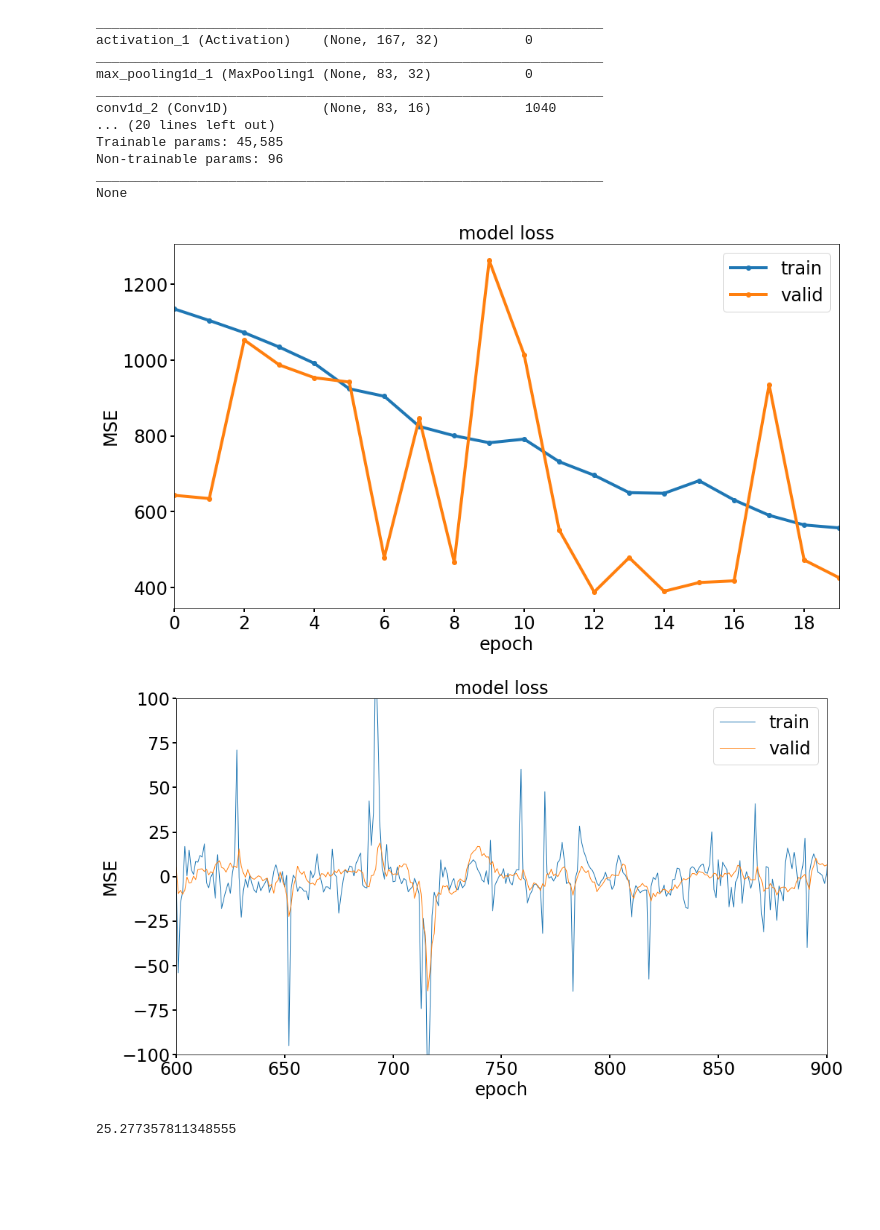
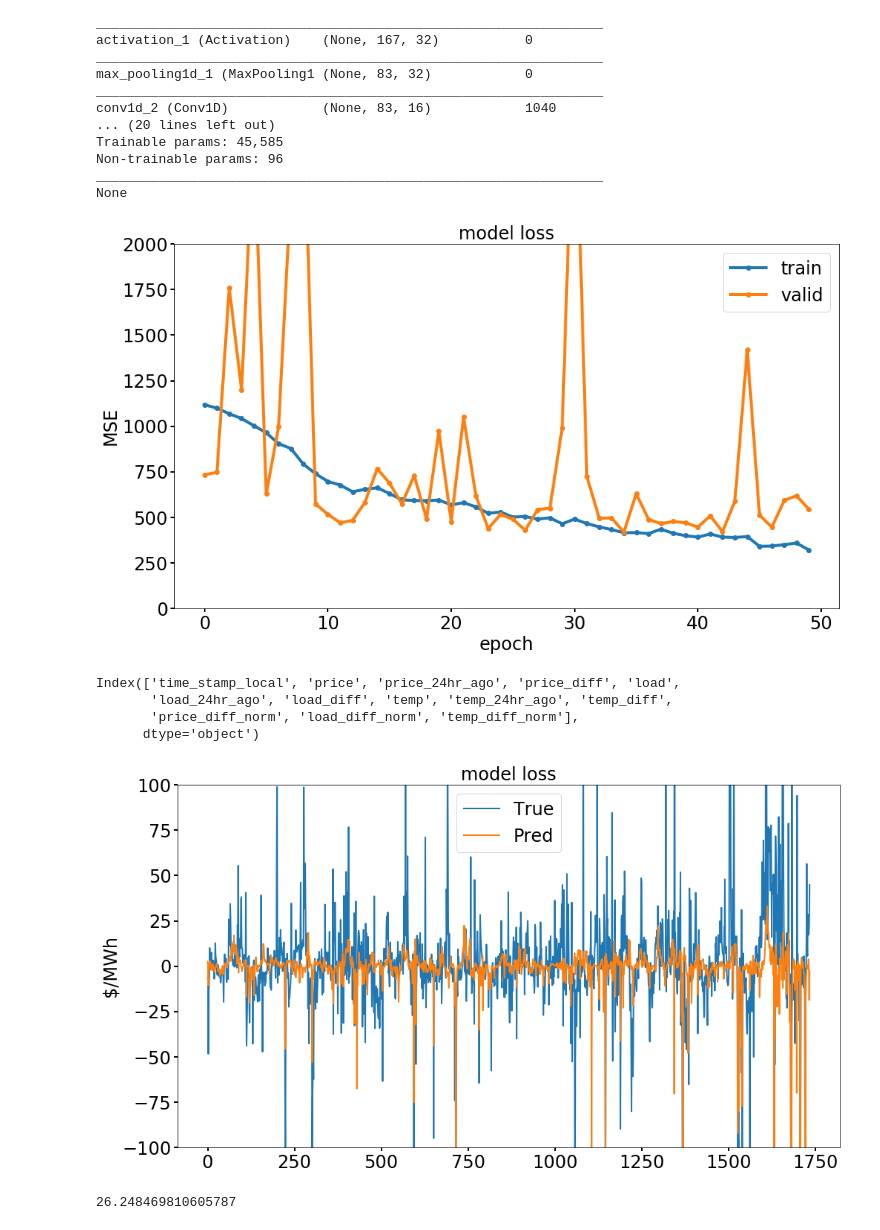
Before and after one commit to xingliuUT/battery_planner, a Jupyter notebook: cnn_2.ipynb, the cells around one changed output. Saved outputs shown, nothing was run; the diff lists cells and outputs as text; code cells hidden in the pictures; blank space fills up the shorter version.

Commit message:
docs: 7 time steps forward

```diff
--- a/cnn_2.ipynb
+++ b/cnn_2.ipynb
@@ -36,12 +36,23 @@ df_data.columns
 Index(['time_stamp_local', 'price', 'price_24hr_ago', 'price_diff', 'load',
        'load_24hr_ago', 'load_diff', 'temp', 'temp_24hr_ago', 'temp_diff'],
       dtype='object')
+# %%
+def shuffle_Xy(a, b):
+    # courtsey http://stackoverflow.com/users/190280/josh-bleecher-snyder
+    assert len(a) == len(b)
+    shuffled_a = np.empty(a.shape, dtype=a.dtype)
+    shuffled_b = np.empty(b.shape, dtype=b.dtype)
+    permutation = np.random.permutation(len(a))
+    for old_index, new_index in enumerate(permutation):
+        shuffled_a[new_index] = a[old_index]
+        shuffled_b[new_index] = b[old_index]
+    return shuffled_a, shuffled_b
 # %%
 def train_test_ts_split(X, y, percentage=0.9):
     X_train = X[0:int(len(X) * percentage)]
     Y_train = y[0:int(len(y) * percentage)]
 
-    #X_train, Y_train = shuffle_Xy(X_train, Y_train)
+    X_train, Y_train = shuffle_Xy(X_train, Y_train)
 
     X_test = X[int(len(X) * percentage):]
     Y_test = y[int(len(X) * percentage):]
@@ -66,7 +77,7 @@ df_data.loc[:,'temp_diff_norm'] = scaler_temp.transform(df_data.temp_diff.values
 WINDOW = 24 * 7 - 1
 EMB_SIZE = 3
 STEP = 1
-FORECAST = 0
+FORECAST = 7
 
 X, Y = [], []
 for i in range(0, df_data.shape[0], STEP):
@@ -136,7 +147,7 @@ model.add(Activation('linear'))
 model.compile(optimizer='adam',
               loss='mse')
 history = model.fit(X_train, Y_train,
-          nb_epoch = 20,
+          nb_epoch = 50,
           batch_size = 128,
           verbose=1,
           validation_split=0.2,
@@ -191,38 +201,47 @@ ax.plot(history.history['val_loss'], 'o-', linewidth = 4)
 ax.set_title('model loss', fontsize = 24)
 ax.set_ylabel('MSE', fontsize = 24)
 ax.set_xlabel('epoch', fontsize = 24)
-ax.set_xlim(0, 19)
+ax.set_ylim(0, 2000)
 ax.legend(['train', 'valid'], loc='best', fontsize = 24)
 ax.tick_params(axis='both',which='both',labelsize=24,\
         length=5,width=2,direction='out');
-new_tick_locs = range(0,20,2);
-new_tick_labels = range(0,20,2);
-ax.set_xticks(new_tick_locs);
-ax.set_xticklabels(new_tick_labels);
+# new_tick_locs = range(0,20,2);
+# new_tick_labels = range(0,20,2);
+# ax.set_xticks(new_tick_locs);
+# ax.set_xticklabels(new_tick_labels);
 
 # ax.show()
 # %% [output]
-[figure, old version]
+[figure, new version]
+# %%
+df_data.columns
+# %% [output]
+Index(['time_stamp_local', 'price', 'price_24hr_ago', 'price_diff', 'load',
+       'load_24hr_ago', 'load_diff', 'temp', 'temp_24hr_ago', 'temp_diff',
+       'price_diff_norm', 'load_diff_norm', 'temp_diff_norm'],
+      dtype='object')
 # %%
 fig, ax = plt.subplots(figsize = (16, 9))
-ax.plot(Y_test, linewidth = 1)
-ax.plot(pred, linewidth = 1)
-ax.set_title('model loss', fontsize = 24)
-ax.set_ylabel('MSE', fontsize = 24)
-ax.set_xlabel('epoch', fontsize = 24)
+# ax.plot(df_data.iloc[(167 + int((df_data.shape[0] - 167) * 0.9)):, 0], Y_test + df_data.price_24hr_ago.values[167 + int((df_data.shape[0] - 167) * 0.9):], linewidth = 2);
+# ax.plot(df_data.iloc[(167 + int((df_data.shape[0] - 167) * 0.9)):, 0], pred.ravel() + df_data.price_24hr_ago.values[167 + int((df_data.shape[0] - 167) * 0.9):], linewidth = 2)
+ax.plot(Y_test, linewidth = 2);
+ax.plot(pred.ravel(), linewidth = 2)
+ax.set_title('model loss', fontsize = 24);
+ax.set_ylabel('$/MWh', fontsize = 24);
+# # ax.set_xlabel('time', fontsize = 24)
 ax.set_ylim(-100, 100)
-ax.set_xlim(600, 900)
-ax.legend(['train', 'valid'], loc='best', fontsize = 24)
+# # ax.set_xlim(0, Y_test.shape[0])
+ax.legend(['True', 'Pred'], loc='best', fontsize = 24)
 ax.tick_params(axis='both',which='both',labelsize=24,\
         length=5,width=2,direction='out');
 # ax.show()
 # %% [output]
-[figure, old version]
+[figure, new version]
 # %%
 # np.sqrt(metrics.mean_squared_error(scaler_price.inverse_transform(Y_test), scaler_price.inverse_transform(pred)))
 np.sqrt(metrics.mean_squared_error(Y_test.ravel(), pred.ravel()))
 # %% [output]
-25.277357811348555
+26.248469810605787
 # %%
 pred[-1]
 # %% [output]
```
Also changed, not shown: parts of 7 cells of this notebook, 16 other files.
